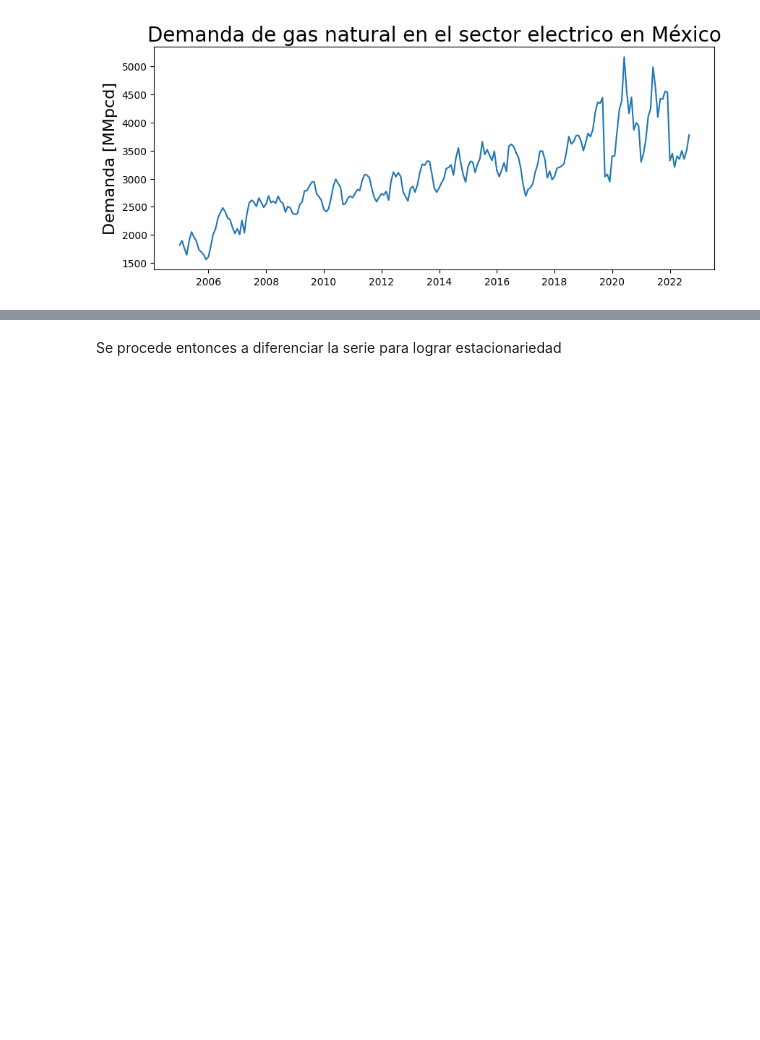
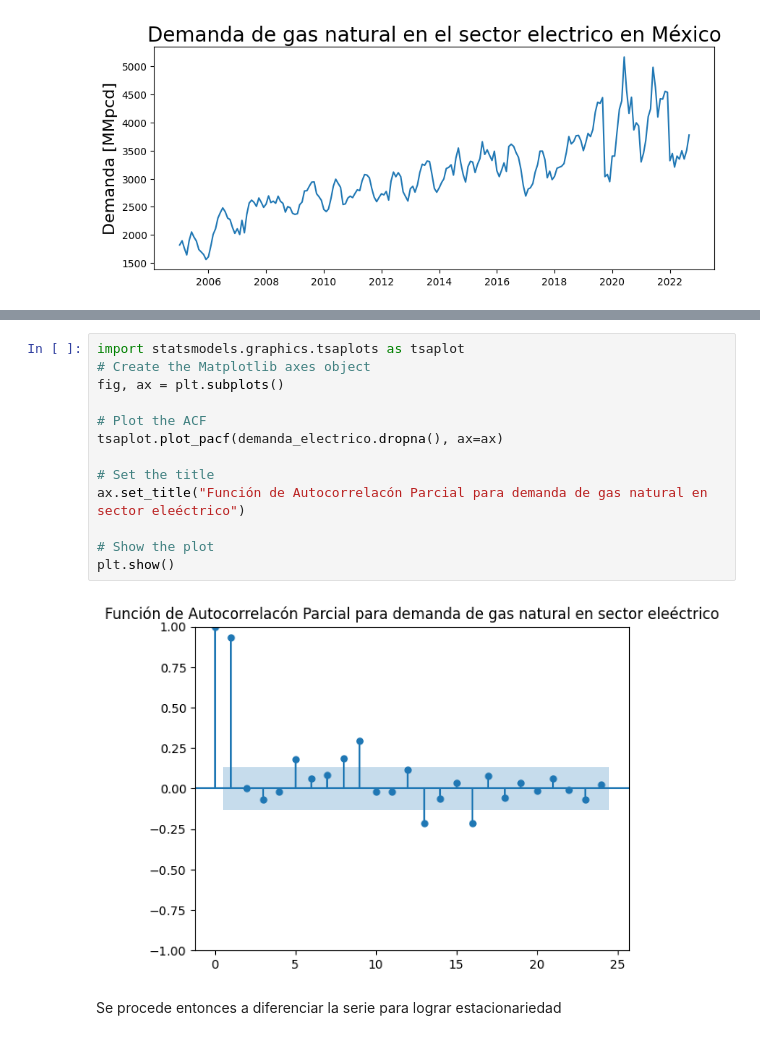
Before and after one commit to Sergio-Ibarra-1795/MIS_Tesis_GitHub, a Jupyter notebook: Demanda_electrico_series.ipynb, the cells around one changed output, grey strips where cells are left out. Drawn from its saved outputs; the diff is of its cells as text; blank space fills up the shorter version.

```diff
--- a/Demanda_electrico_series.ipynb
+++ b/Demanda_electrico_series.ipynb
@@ -48,3 +65,18 @@ Text(0, 0.5, 'Demanda [MMpcd]')
+# %%
+import statsmodels.graphics.tsaplots as tsaplot
+# Create the Matplotlib axes object
+fig, ax = plt.subplots()
+
+# Plot the ACF
+tsaplot.plot_pacf(demanda_electrico.dropna(), ax=ax)
+
+# Set the title
+ax.set_title("Función de Autocorrelacón Parcial para demanda de gas natural en sector eleéctrico")
+
+# Show the plot
+plt.show()
+# %% [output]
+[figure, added]
 # %% [markdown]
 Se procede entonces a diferenciar la serie para lograr estacionariedad
 # %%
```
Also changed, not shown: parts of 9 cells of this notebook, 1 other file.
